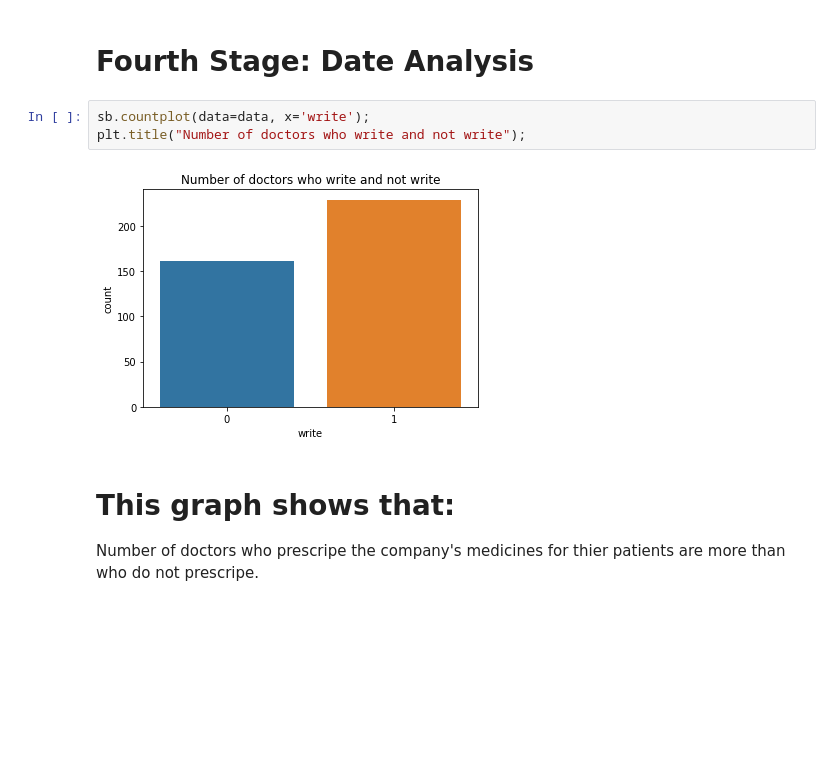
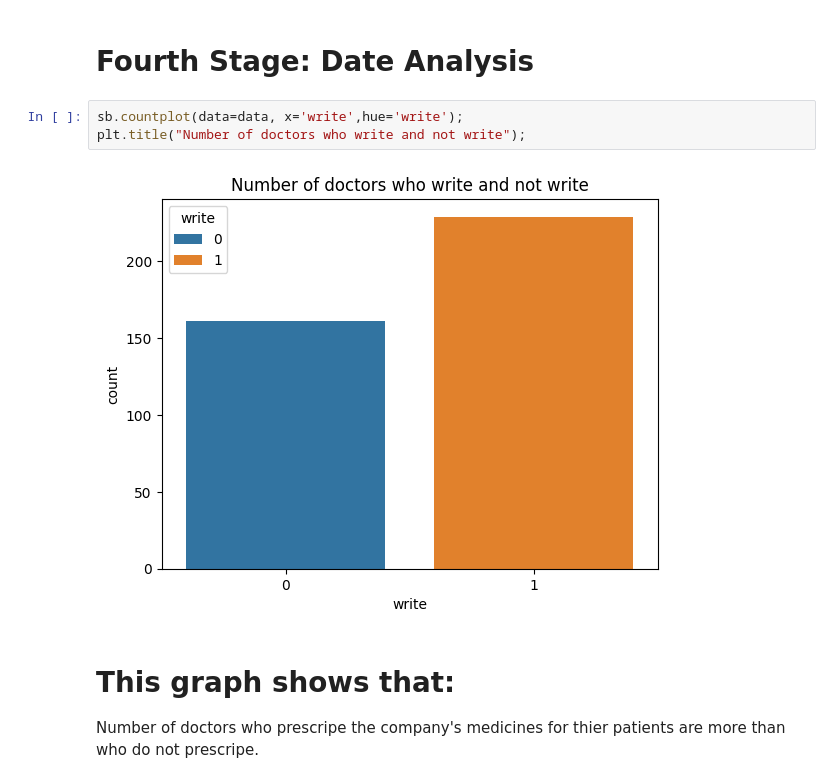
Before and after one commit to AbdoHalem/DEPI-GP, a Jupyter notebook: Final Version/Medical_Representative_Final.ipynb, the cells around one changed output. Saved outputs shown, nothing was run; the diff lists cells and outputs as text; blank space fills up the shorter version.

```diff
--- a/Final Version/Medical_Representative_Final.ipynb
+++ b/Final Version/Medical_Representative_Final.ipynb
@@ -236,10 +241,10 @@ data.head()
 # %% [markdown]
 # Fourth Stage: Date Analysis
 # %%
-sb.countplot(data=data, x='write');
+sb.countplot(data=data, x='write',hue='write');
 plt.title("Number of doctors who write and not write");
 # %% [output]
-[figure, old version]
+[figure, new version]
 # %% [markdown]
 # This graph shows that:
 Number of doctors who prescripe the company's medicines for thier patients are more than who do not prescripe.
```
Also changed, not shown: parts of 26 cells of this notebook, 1 other file.
